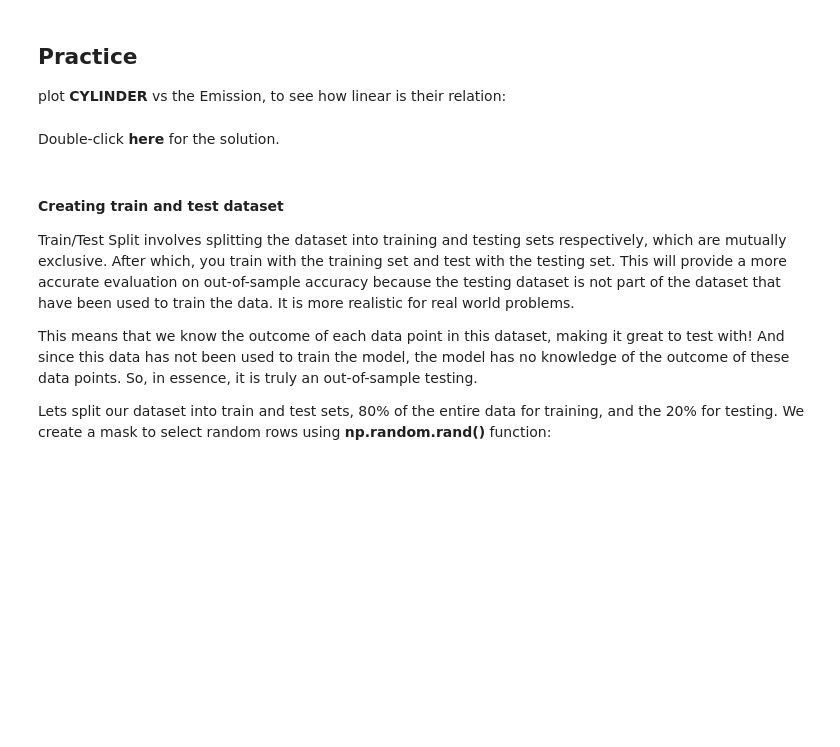
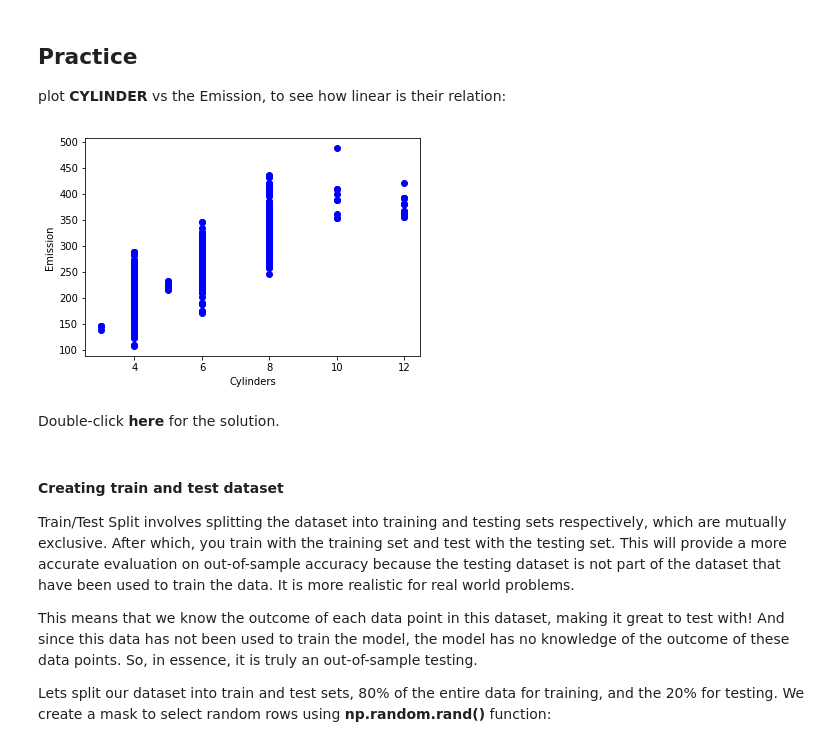
Before and after one commit to MennoBdV/MachineLearningPython, a Jupyter notebook: Simple Linear Regression.ipynb, the cells around one changed output. Drawn from its saved outputs; the diff is of its cells as text; code cells hidden in the pictures; blank space fills up the shorter version.

```diff
--- a/Simple Linear Regression.ipynb
+++ b/Simple Linear Regression.ipynb
@@ -96,3 +139,11 @@ plot __CYLINDER__ vs the Emission, to see how linear is their relation:
+# %%
+# write your code here
+plt.scatter(cdf.CYLINDERS, cdf.CO2EMISSIONS,  color='blue')
+plt.xlabel("Cylinders")
+plt.ylabel("Emission")
+plt.show()
+# %% [output]
+[figure, added]
 # %% [markdown]
 Double-click __here__ for the solution.
 
```
Also changed, not shown: parts of 12 cells of this notebook.
